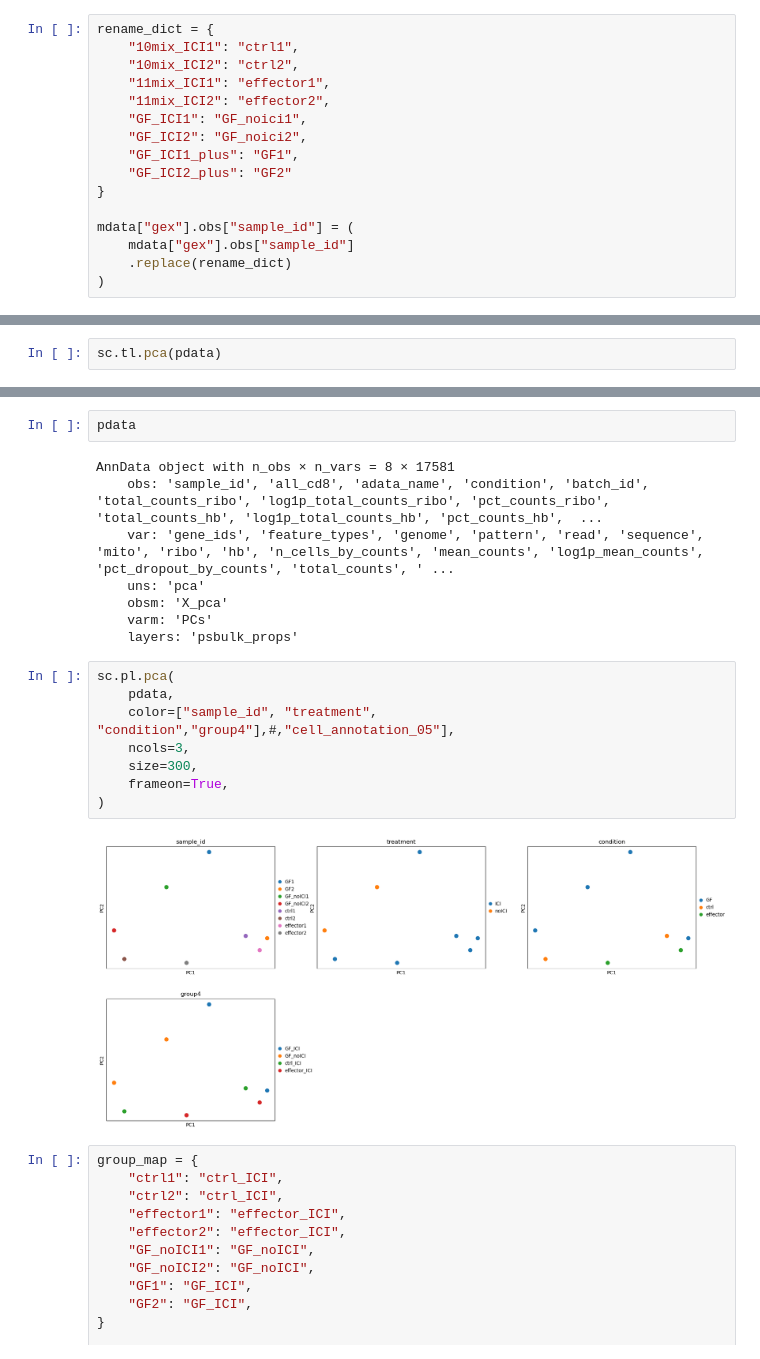
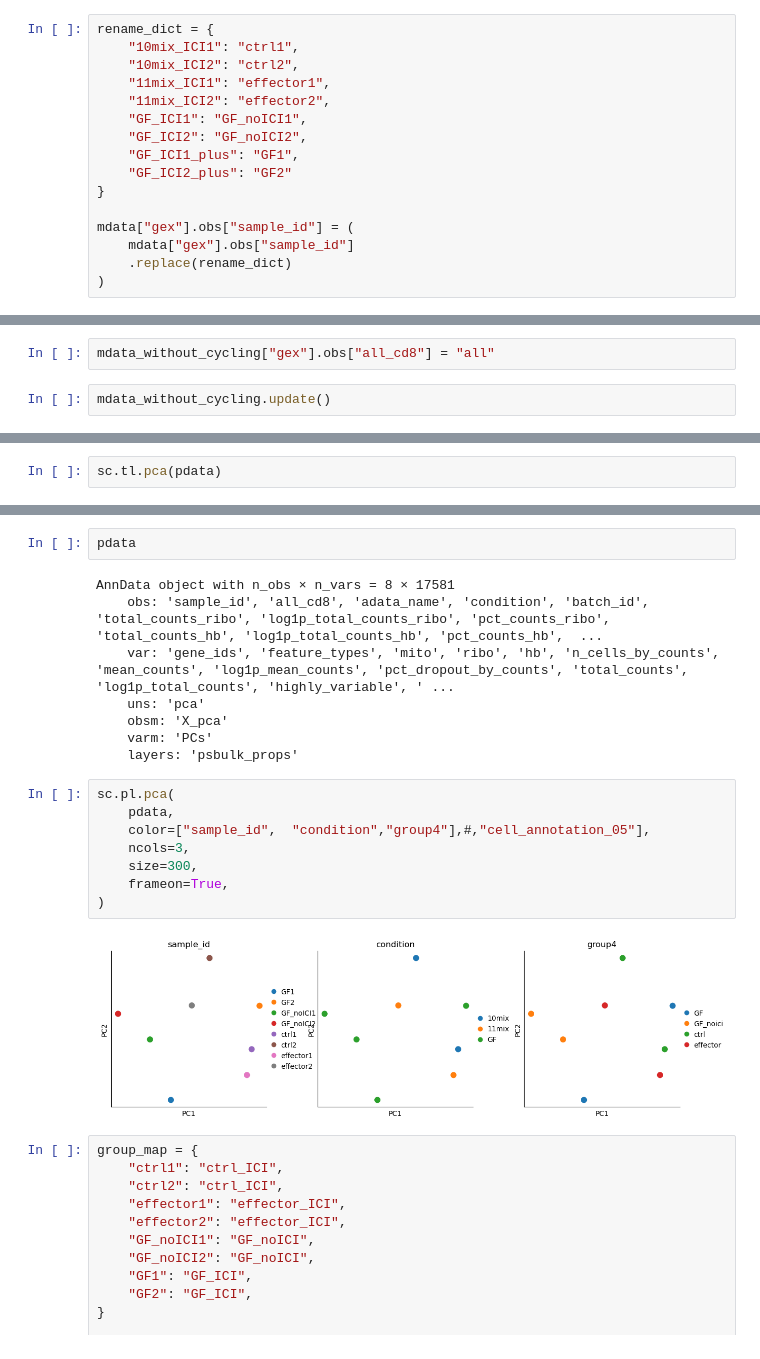
Before and after one commit to ErikaKvalem/prj-honda, a Jupyter notebook: 01_bacterial_products/004_tumor_single_cell_cd8_t_cell/scripts/006_pseudobulk.ipynb, the cells around one changed output, grey strips where cells are left out. Saved outputs shown, nothing was run; the diff lists cells and outputs as text.

Commit message:
pseudobulk by cell type

```diff
--- a/01_bacterial_products/004_tumor_single_cell_cd8_t_cell/scripts/006_pseudobulk.ipynb
+++ b/01_bacterial_products/004_tumor_single_cell_cd8_t_cell/scripts/006_pseudobulk.ipynb
@@ -52,8 +52,8 @@ rename_dict = {
     "10mix_ICI2": "ctrl2",
     "11mix_ICI1": "effector1",
     "11mix_ICI2": "effector2",
-    "GF_ICI1": "GF_noici1",
-    "GF_ICI2": "GF_noici2",
+    "GF_ICI1": "GF_noICI1",
+    "GF_ICI2": "GF_noICI2",
     "GF_ICI1_plus": "GF1",
     "GF_ICI2_plus": "GF2"
 }
@@ -73 +93,5 @@ Running it on mdata_without_cycling for DGSEA we want to avoid the cycling genes
+# %%
+mdata_without_cycling["gex"].obs["all_cd8"] = "all"
+# %%
+mdata_without_cycling.update()
 # %%
@@ -101,7 +123,7 @@ pdata
 # %% [output]
 AnnData object with n_obs × n_vars = 8 × 17581
     obs: 'sample_id', 'all_cd8', 'adata_name', 'condition', 'batch_id', 'total_counts_ribo', 'log1p_total_counts_ribo', 'pct_counts_ribo', 'total_counts_hb', 'log1p_total_counts_hb', 'pct_counts_hb',  ...
-    var: 'gene_ids', 'feature_types', 'genome', 'pattern', 'read', 'sequence', 'mito', 'ribo', 'hb', 'n_cells_by_counts', 'mean_counts', 'log1p_mean_counts', 'pct_dropout_by_counts', 'total_counts', ' ...
+    var: 'gene_ids', 'feature_types', 'mito', 'ribo', 'hb', 'n_cells_by_counts', 'mean_counts', 'log1p_mean_counts', 'pct_dropout_by_counts', 'total_counts', 'log1p_total_counts', 'highly_variable', ' ...
     uns: 'pca'
     obsm: 'X_pca'
     varm: 'PCs'
@@ -109,13 +131,13 @@ AnnData object with n_obs × n_vars = 8 × 17581
 # %%
 sc.pl.pca(
     pdata,
-    color=["sample_id", "treatment", "condition","group4"],#,"cell_annotation_05"],
+    color=["sample_id",  "condition","group4"],#,"cell_annotation_05"],
     ncols=3,
     size=300,
     frameon=True,
 )
 # %% [output]
-[figure, old version]
+[figure, new version]
 # %%
 group_map = {
     "ctrl1": "ctrl_ICI",
```
Also changed, not shown: parts of 12 cells of this notebook.
